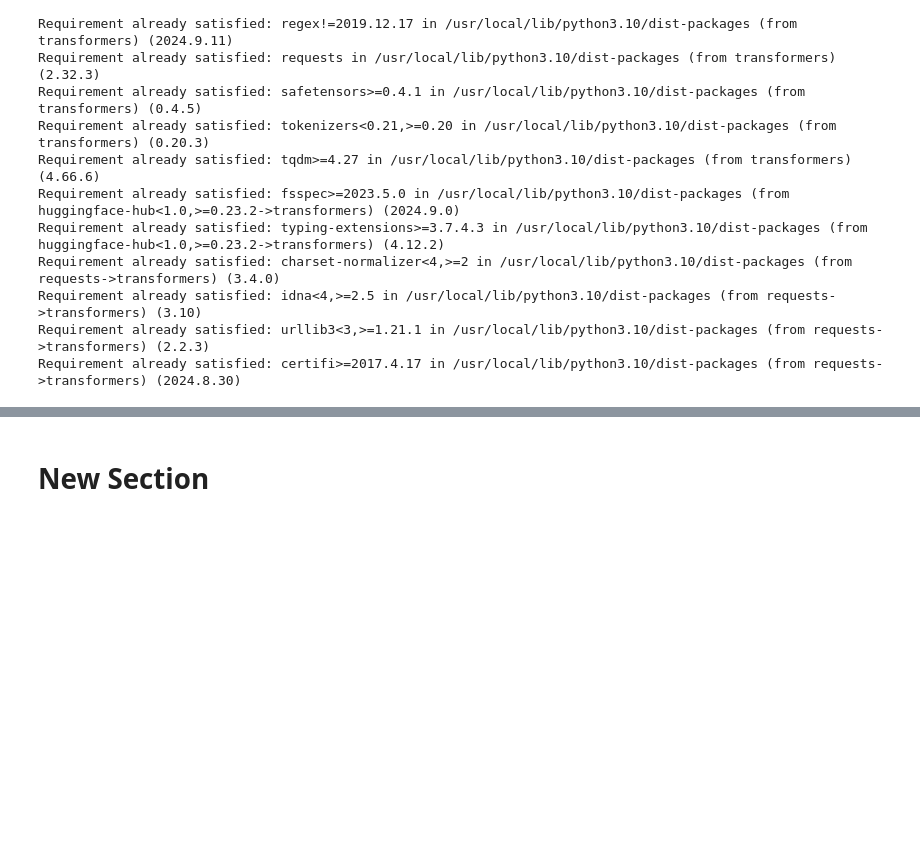
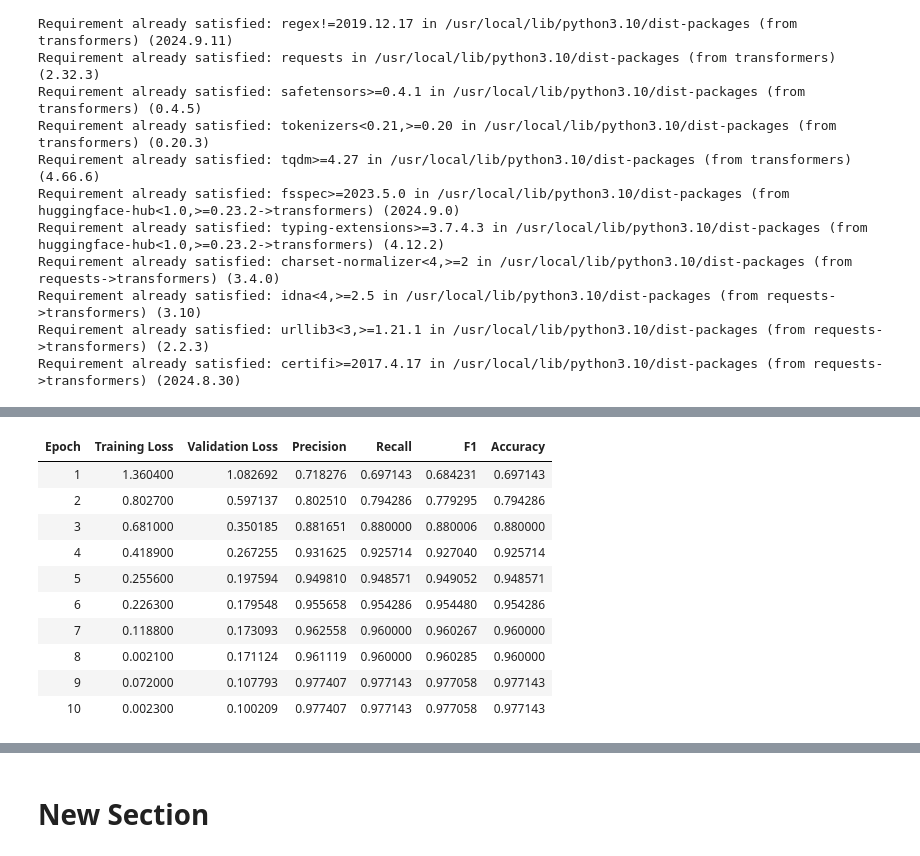
Before and after one commit to demekeendalie/Fine-tuning-bert-model-for-amharic-news-classification, a Jupyter notebook: Fine_tuning_BERT_for_Amharic_news_classification.ipynb, the cells around one changed output, grey strips where cells are left out. Drawn from its saved outputs; the diff is of its cells as text; code cells hidden in the pictures; blank space fills up the shorter version.

```diff
--- a/Fine_tuning_BERT_for_Amharic_news_classification.ipynb
+++ b/Fine_tuning_BERT_for_Amharic_news_classification.ipynb
@@ -652 +659,4 @@ trainer.evaluate(small_test_dataset)
  'epoch': 10.0}
+# %%
+X_train=train_val_df['articles']
+y_train=train_val_df['labels']
@@ -652,0 +668,70 @@ trainer.evaluate(small_test_dataset)
+# %%
+kf = KFold(n_splits=5)
+def create_dataset(encodings, labels):
+
+    return torch.utils.data.TensorDataset(
+        torch.tensor(encodings['input_ids']),
+        torch.tensor(encodings['attention_mask']),
+        torch.tensor(labels)
+    )
+for fold, (train_idx, val_idx) in enumerate(kf.split(X_train.index)):
+    print(f"Fold {fold+1}")
+
+    # Access data using .iloc for integer-based indexing
+    X_train_fold = X_train.iloc[train_idx]
+    y_train_fold = y_train.iloc[train_idx]
+    X_val_fold = X_train.iloc[val_idx]
+    y_val_fold = y_train.iloc[val_idx]
+
+    # Tokenize the data for this fold
+    train_encodings = tokenizer(list(X_train_fold), truncation=True, padding=True)
+    val_encodings = tokenizer(list(X_val_fold), truncation=True, padding=True)
+
+    # Create training and validation datasets
+    train_dataset = create_dataset(train_encodings, list(y_train_fold))
+    val_dataset = create_dataset(val_encodings, list(y_val_fold))
+
+    # 4. Initialize Model and Tokenizer
+
+    model_name = "Davlan/bert-base-multilingual-cased-finetuned-amharic"  # Replace with your desired model
+    tokenizer = AutoTokenizer.from_pretrained(model_name)
+    model = AutoModelForSequenceClassification.from_pretrained(model_name, num_labels=7)
+
+
+    # 5. Define Training Arguments
+    training_args = TrainingArguments(
+        output_dir="./results",
+        eval_strategy='epoch',
+        save_strategy='epoch',
+        num_train_epochs=10,
+        learning_rate=1e-5,
+        per_device_train_batch_size=4,  # batch size per device during training
+        per_device_eval_batch_size=8,   # batch size for evaluation
+        warmup_steps=1000,                # number of warmup steps for learning rate
+        weight_decay=0.01,
+        run_name="Amharic news document",# strength of weight decay
+        logging_dir='./logs',            # directory for storing logs
+        logging_steps=20,
+        load_best_model_at_end= True,
+
+    )
+
+    # 6. Create Trainer Instance
+    trainer = Trainer(
+        model=model,
+        args=training_args,
+        train_dataset=small_train_dataset,
+        eval_dataset=small_eval_dataset,
+        compute_metrics=custom_metrics,
+        callbacks = [EarlyStoppingCallback(early_stopping_patience=10)],
+
+    )
+
+    # 7. Train the Model
+    trainer.train()
+
+    # 8. Evaluate the Model
+    results = trainer.evaluate()
+    print(f"Fold {fold+1} Results:", results)
+    print(f"Fold {fold+1} Test: ",trainer.evaluate(small_test_dataset))
+# %% [output]
@@ -652,0 +742,11 @@ trainer.evaluate(small_test_dataset)
+| Epoch | Training Loss | Validation Loss | Precision | Recall | F1 | Accuracy |
+| 1 | 1.360400 | 1.082692 | 0.718276 | 0.697143 | 0.684231 | 0.697143 |
+| 2 | 0.802700 | 0.597137 | 0.802510 | 0.794286 | 0.779295 | 0.794286 |
+| 3 | 0.681000 | 0.350185 | 0.881651 | 0.880000 | 0.880006 | 0.880000 |
+| 4 | 0.418900 | 0.267255 | 0.931625 | 0.925714 | 0.927040 | 0.925714 |
+| 5 | 0.255600 | 0.197594 | 0.949810 | 0.948571 | 0.949052 | 0.948571 |
+| 6 | 0.226300 | 0.179548 | 0.955658 | 0.954286 | 0.954480 | 0.954286 |
+| 7 | 0.118800 | 0.173093 | 0.962558 | 0.960000 | 0.960267 | 0.960000 |
+| 8 | 0.002100 | 0.171124 | 0.961119 | 0.960000 | 0.960285 | 0.960000 |
+| 9 | 0.072000 | 0.107793 | 0.977407 | 0.977143 | 0.977058 | 0.977143 |
+| 10 | 0.002300 | 0.100209 | 0.977407 | 0.977143 | 0.977058 | 0.977143 |
```
Also changed, not shown: parts of 21 cells of this notebook.
